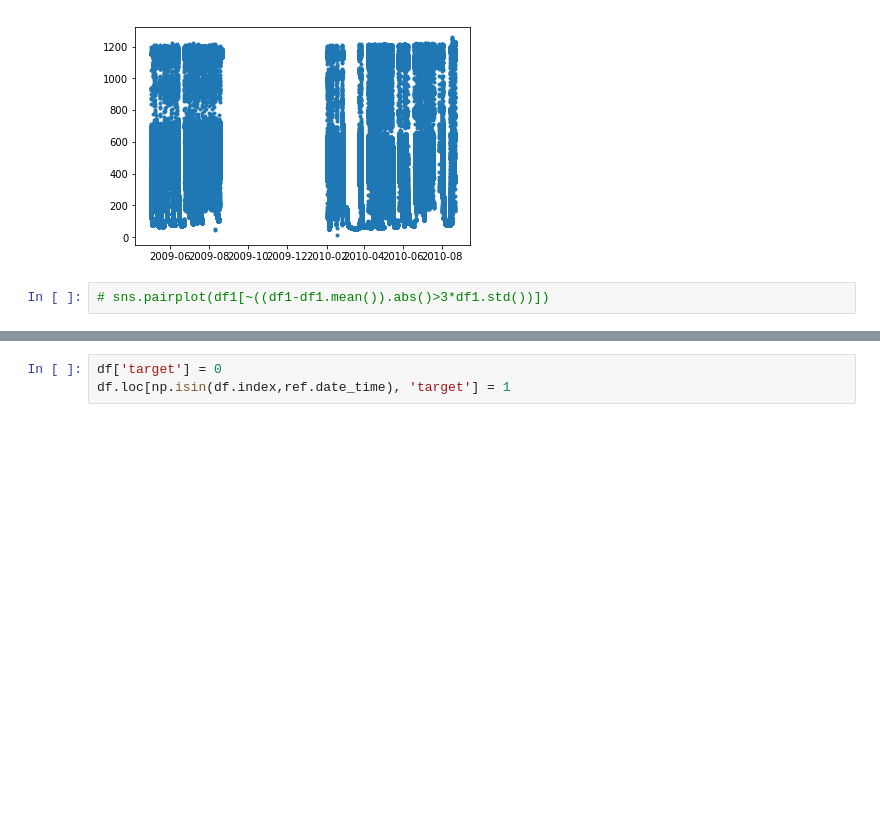
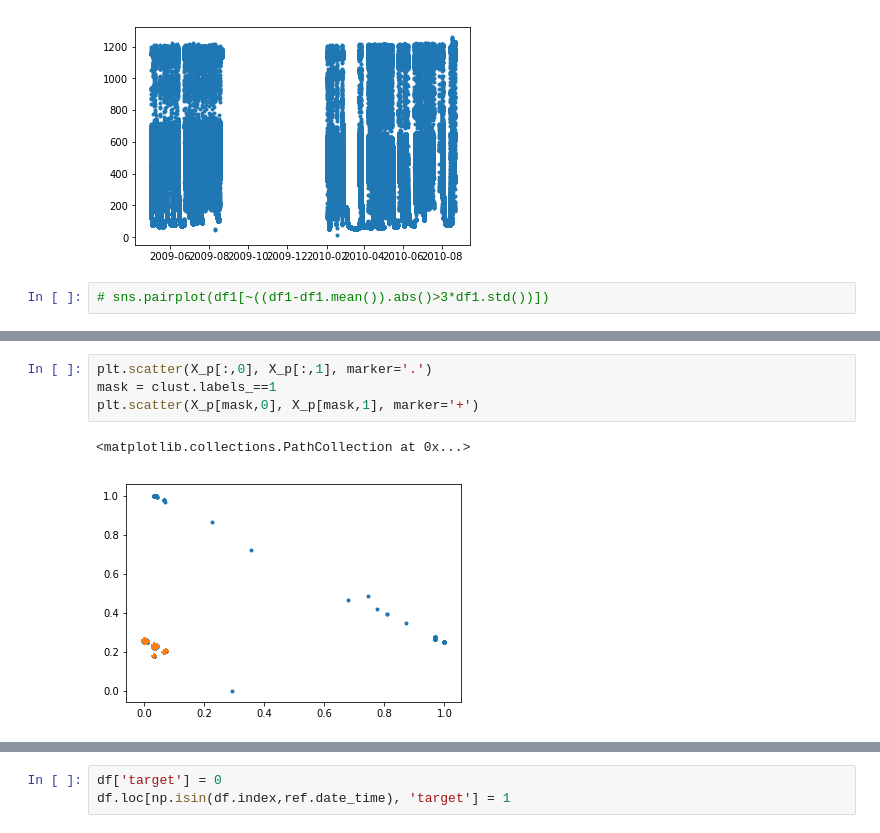
Before and after one commit to rtbs-dev/phm-feature-maker, a Jupyter notebook: sandbox.ipynb, the cells around one changed output, grey strips where cells are left out. Cells and saved outputs as stored; diff of their text form; blank space fills up the shorter version.

```diff
--- a/sandbox.ipynb
+++ b/sandbox.ipynb
@@ -66,0 +77,7 @@ plt.scatter(X_p[:,0], X_p[:,1], marker='.')
+# %%
+plt.scatter(X_p[:,0], X_p[:,1], marker='.')
+mask = clust.labels_==1
+plt.scatter(X_p[mask,0], X_p[mask,1], marker='+')
+# %% [output]
+<matplotlib.collections.PathCollection at 0x...>
+[figure, added]
```
Also changed, not shown: parts of 20 cells of this notebook.
